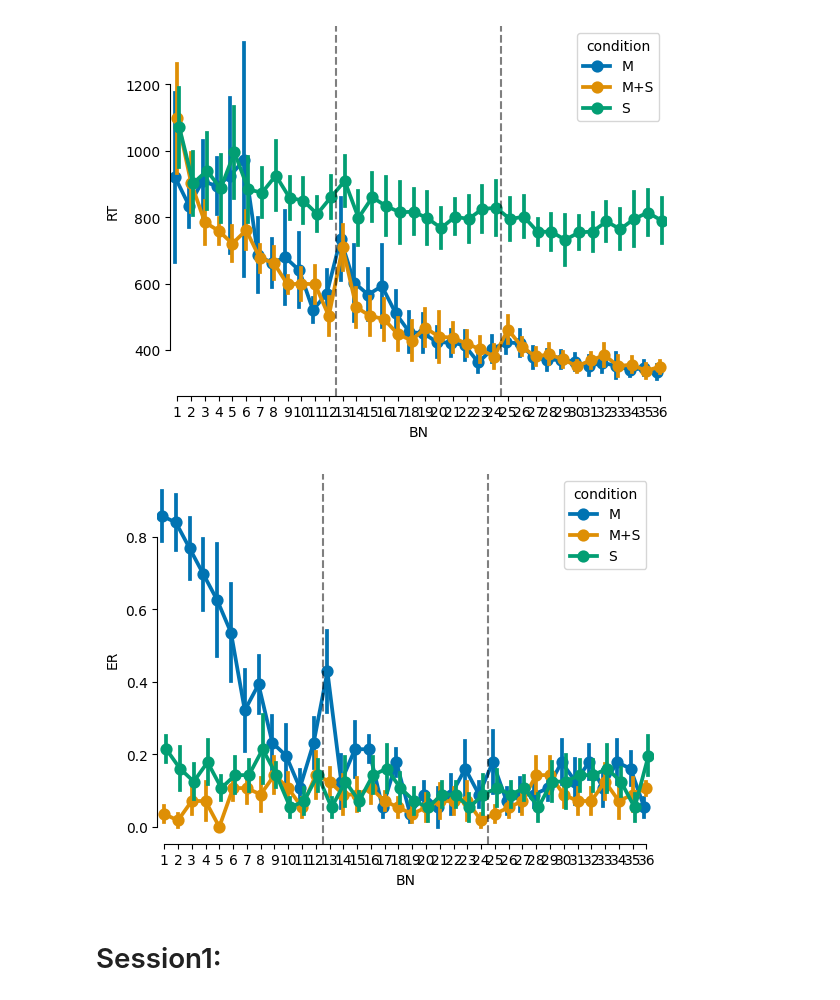
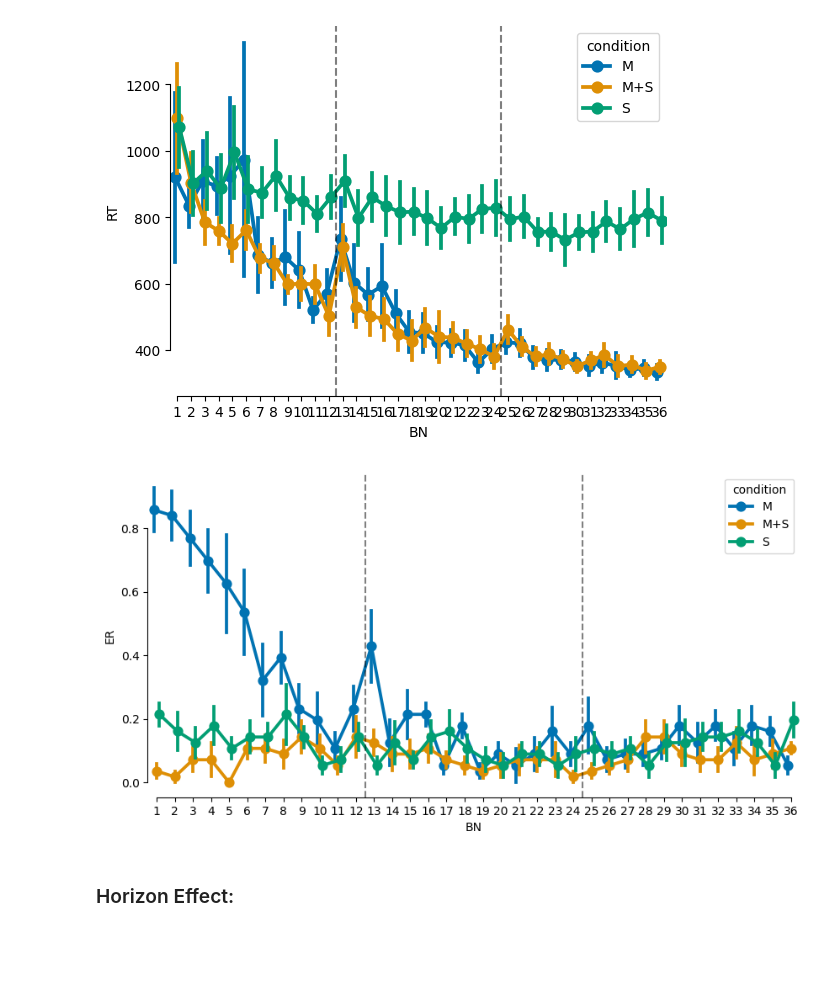
Before and after one commit to manazerzadeh/SequenceSensoryMemoryIntegration, a Jupyter notebook: DataAnalysis.ipynb, the cells around one changed output. Drawn from its saved outputs; the diff is of its cells as text; code cells hidden in the pictures; blank space fills up the shorter version.

```diff
--- a/DataAnalysis.ipynb
+++ b/DataAnalysis.ipynb
@@ -134,23 +125,22 @@ plt.show()
 # %% [output]
 [figure]
 # %%
-# subjs_correct = utils.remove_error_trials(subjs)
-
+plt.figure(figsize=(10, 5))
 subjs_grouped = subjs.groupby(['BN', 'SubNum', 'condition']).agg({
     'isError': 'sum'
 }).reset_index()
 
 subjs_grouped['ER'] = subjs_grouped['isError']/ num_trails_per_cond
 
 sns.pointplot(data = subjs_grouped, x = 'BN', y = 'ER', hue ='condition',
               errorbar='se', dodge = 0.3, palette='colorblind')
 plt.axvline(x=11.5, color='black', linestyle='--', alpha = 0.5)
 plt.axvline(x=23.5, color='black', linestyle='--', alpha = 0.5)
 sns.despine(trim=True)
 
 plt.show()
 # %% [output]
-[figure, old version]
+[figure, new version]
-# %% [markdown]
-# Session1:
+# %% [markdown]
+### Horizon Effect:
 # %%
```
Also changed, not shown: parts of 12 cells of this notebook, 3 other files.
